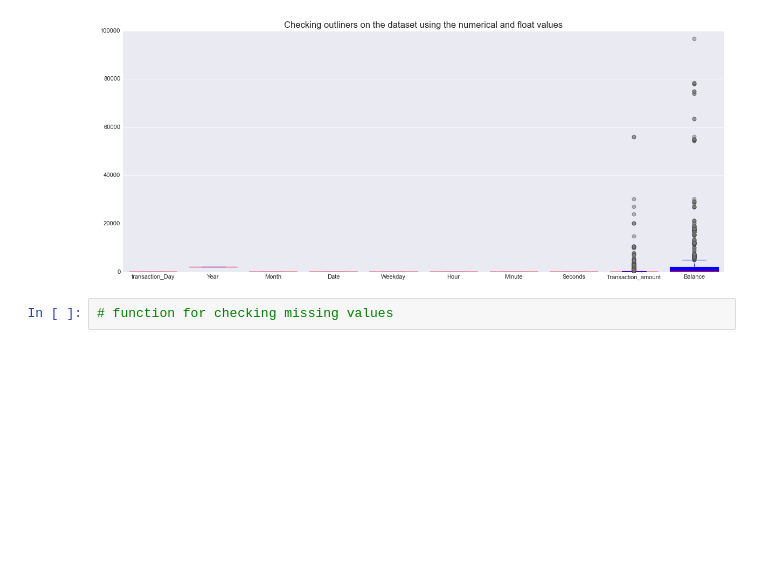
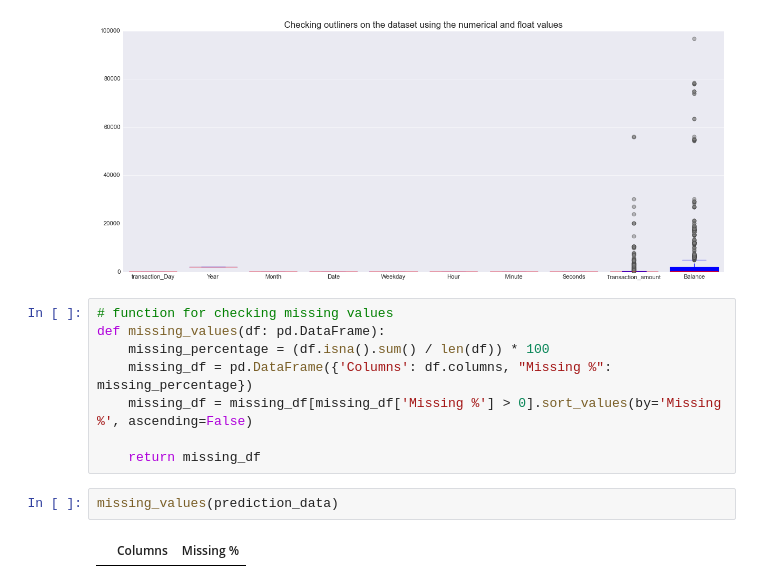
Before and after one commit to Brian342/JupyterNoteBook, a Jupyter notebook: Mpesa.ipynb, the cells around one changed output. Cells and saved outputs as stored; diff of their text form; blank space fills up the shorter version.

```diff
--- a/Mpesa.ipynb
+++ b/Mpesa.ipynb
@@ -744,3 +744,13 @@ plt.show()
 [figure]
 # %%
 # function for checking missing values
+def missing_values(df: pd.DataFrame):
+    missing_percentage = (df.isna().sum() / len(df)) * 100
+    missing_df = pd.DataFrame({'Columns': df.columns, "Missing %": missing_percentage})
+    missing_df = missing_df[missing_df['Missing %'] > 0].sort_values(by='Missing %', ascending=False)
+
+    return missing_df
+# %%
+missing_values(prediction_data)
+# %% [output]
+|  | Columns | Missing % |
```
